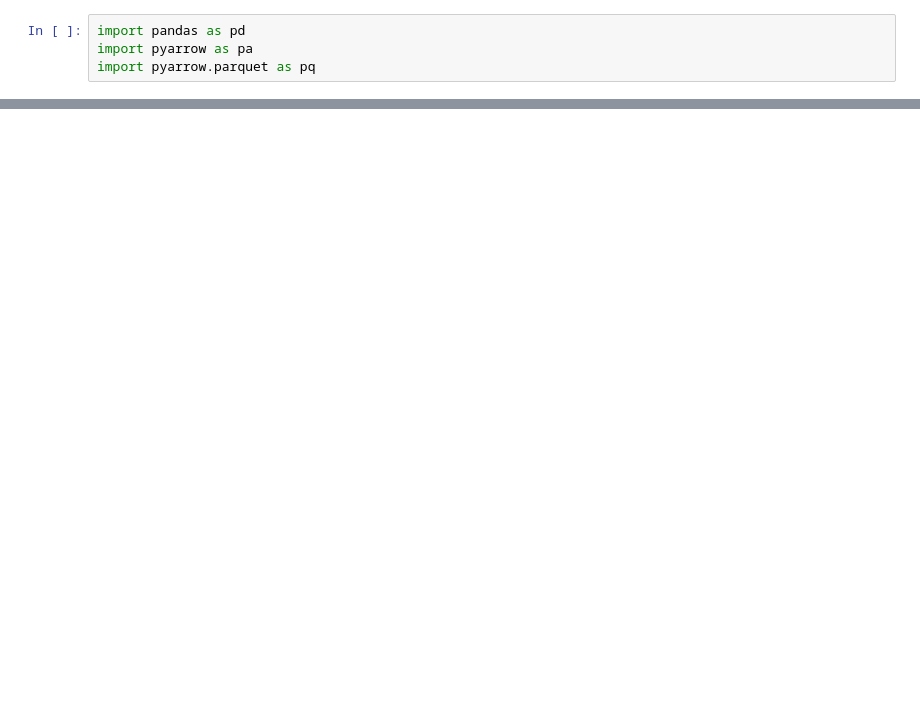
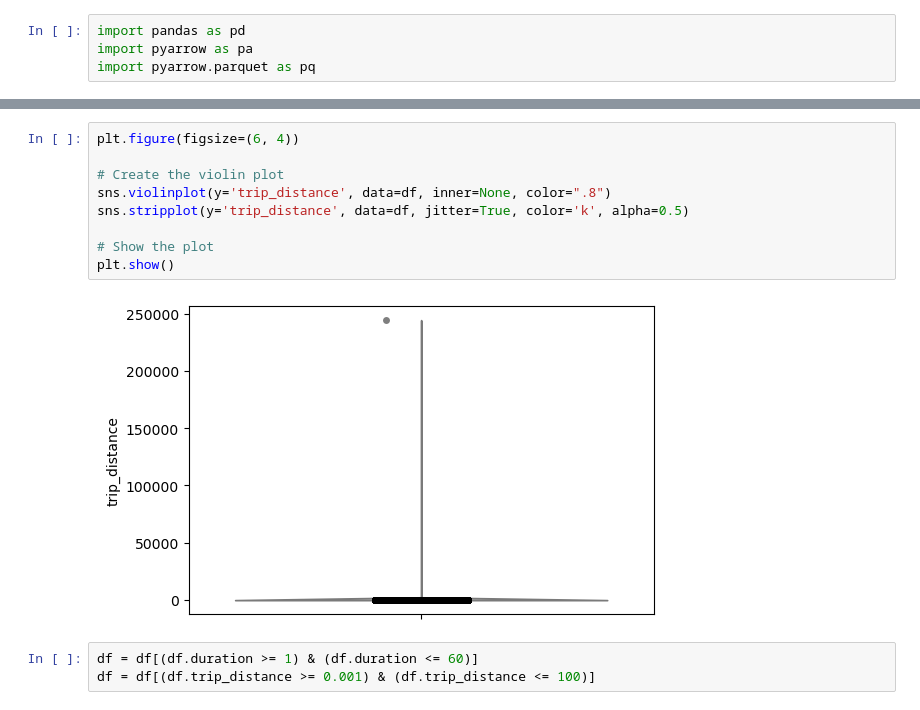
Before and after one commit to bruno2009/Course-MLOps, a Jupyter notebook: 02-intro/data/data.ipynb, the cells around one changed output, grey strips where cells are left out. Drawn from its saved outputs; the diff is of its cells as text; blank space fills up the shorter version.

```diff
--- a/02-intro/data/data.ipynb
+++ b/02-intro/data/data.ipynb
@@ -23,0 +35,14 @@ pq.write_table(table_02, 'green_tripdata_2024-02.parquet')
+# %%
+plt.figure(figsize=(6, 4))
+
+# Create the violin plot
+sns.violinplot(y='trip_distance', data=df, inner=None, color=".8")
+sns.stripplot(y='trip_distance', data=df, jitter=True, color='k', alpha=0.5)
+
+# Show the plot
+plt.show()
+# %% [output]
+[figure, added]
+# %%
+df = df[(df.duration >= 1) & (df.duration <= 60)]
+df = df[(df.trip_distance >= 0.001) & (df.trip_distance <= 100)]
```
Also changed, not shown: parts of 13 cells of this notebook, 6 other files.
